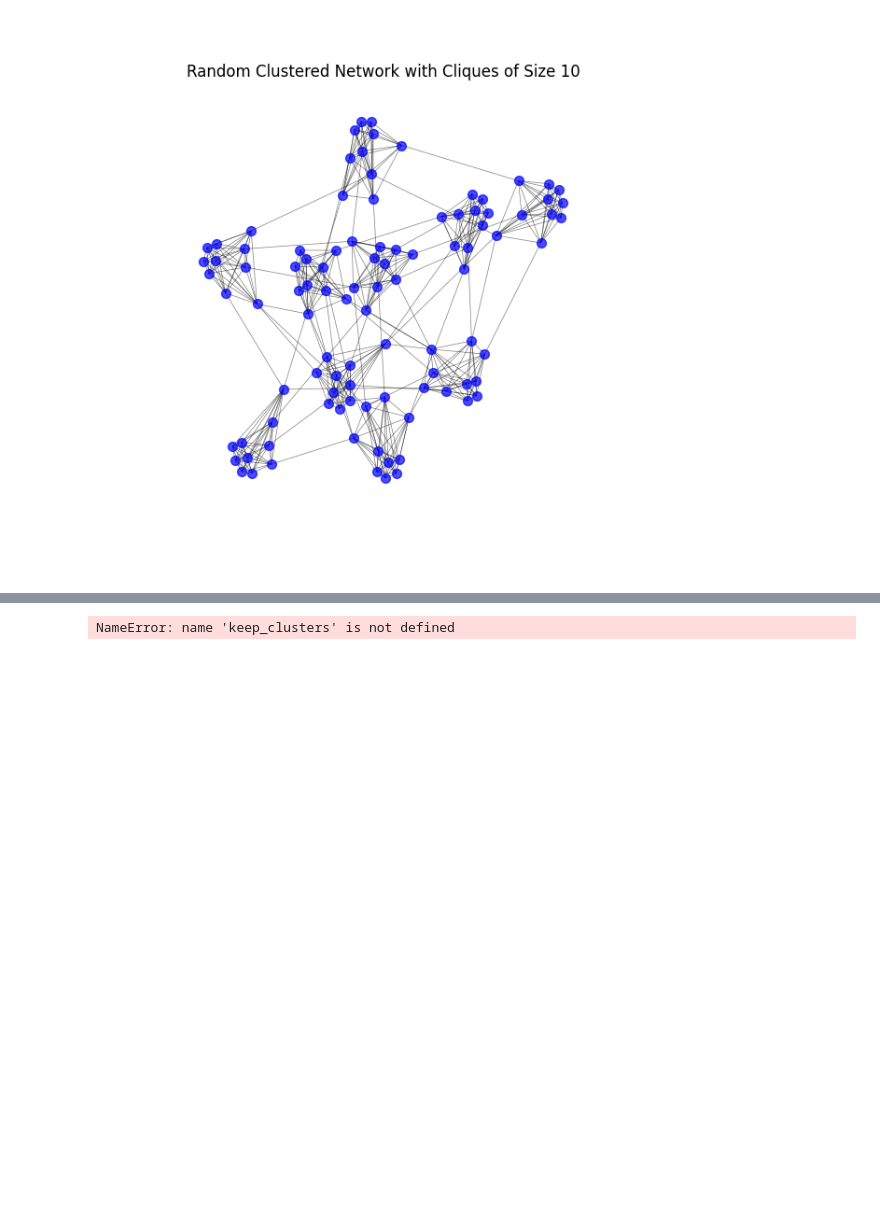
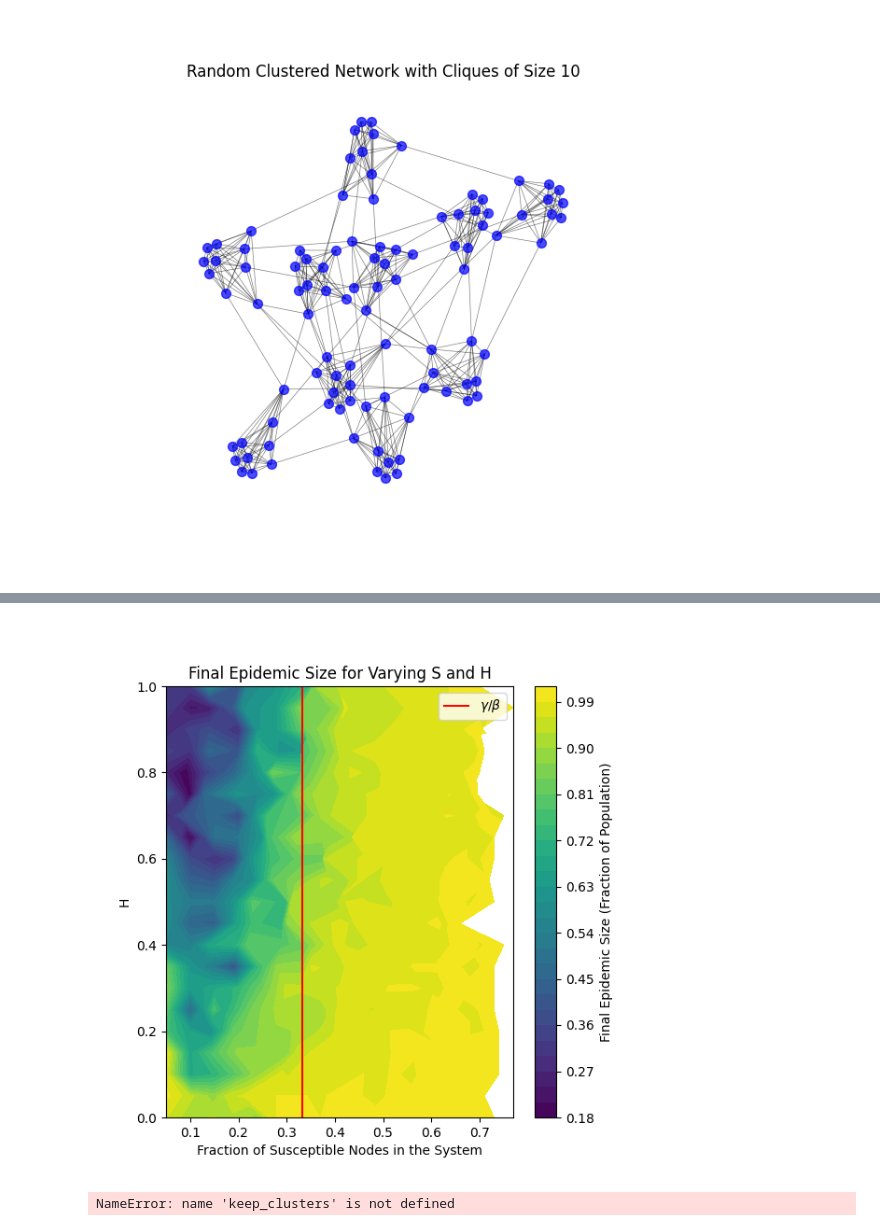
Before and after one commit to AlfredBendtzonHansen/het-measles, a Jupyter notebook: MCliqueRandomGraph.ipynb, the cells around one changed output, grey strips where cells are left out. Cells and saved outputs as stored; diff of their text form; code cells hidden in the pictures; blank space fills up the shorter version.

```diff
--- a/MCliqueRandomGraph.ipynb
+++ b/MCliqueRandomGraph.ipynb
@@ -39,3 +80,64 @@ plt.show()
+# %%
+# Parameters for the network
+N = 100  # Total number of nodes
+M = 5     # Size of cliques
+lambda_edges = 2
+m_cliques = 2
+
+# Epidemic parameters
+beta = 0.3   # Infection rate
+gamma = 0.1  # Recovery rate
+
+max_time = 160
+
+# Ranges for s_f and H
+s_f_values = np.linspace(0.0, .5, 21)[1:]  # From 0 to 1 in steps of 0.05
+H_values = np.linspace(0.0, 1.0, 21)    # From 0 to 1 in steps of 0.05
+
+#Number of runs where we generate new network
+N_runs = 10
+
+
+# Initialize arrays to store results
+fraction_susceptible = np.zeros((len(H_values), len(s_f_values)))
+final_sizes = np.zeros((len(H_values), len(s_f_values), N_runs))
+
+# Loop over N_runs, H and s_f values
+for k in range(N_runs):
+    # Generate the initial network
+    adj_matrix, cliques = generate_clustered_network_discrete_M(N, M, lambda_edges= lambda_edges, m_cliques = m_cliques)
+    for i, H in enumerate(tqdm(H_values, desc='H values')):
+        for j, s_f in enumerate(s_f_values):
+            # Generate the reduced network
+            adj_matrix_red = keep_clusters_with_node_swap(adj_matrix, cliques, s_f=s_f, H=H)
+            num_nodes_red = adj_matrix_red.shape[0]
+            fraction_susceptible[i, j] = num_nodes_red / N
+
+            # Adjust initial infected node index
+            if num_nodes_red == 0:
+                final_size = 0
+            else:
+                #pick a random susceptible node to infect initially
+                initial_infected_red = [random.randint(0, num_nodes_red - 1)]
+            # Run the Gillespie simulation
+            times, num_infected, final_size, events = gillespie_SIR(adj_matrix_red, beta, gamma, initial_infected_red, max_time)
+            # Record the final epidemic size
+            final_sizes[i, j, k] = final_size / num_nodes_red  # Normalize by original number of nodes
+
+# Create the contour/heatmap plot
+X, Y = np.meshgrid(s_f_values, H_values)
+
+plt.figure(figsize=(6, 6))
+cp = plt.contourf(fraction_susceptible, Y, np.average(final_sizes, axis = 2, weights = final_sizes), levels=30, cmap='viridis')
+plt.colorbar(cp, label='Final Epidemic Size (Fraction of Population)')
+plt.vlines(gamma/beta, 0, 1, color = "red", label= r"$\gamma / \beta$")
+plt.xlabel('Fraction of Susceptible Nodes in the System')
+plt.ylabel('H')
+plt.title('Final Epidemic Size for Varying S and H')
+plt.legend()
+plt.show()
+# %% [output]
+[figure, added]
 # %%
 #Fixing clique size and edges, vary sf and plot mean percolation cluster size or mean final size, use p = 1 to characterize network and not disease
 
```
Also changed, not shown: parts of 2 cells of this notebook, 3 other files.
